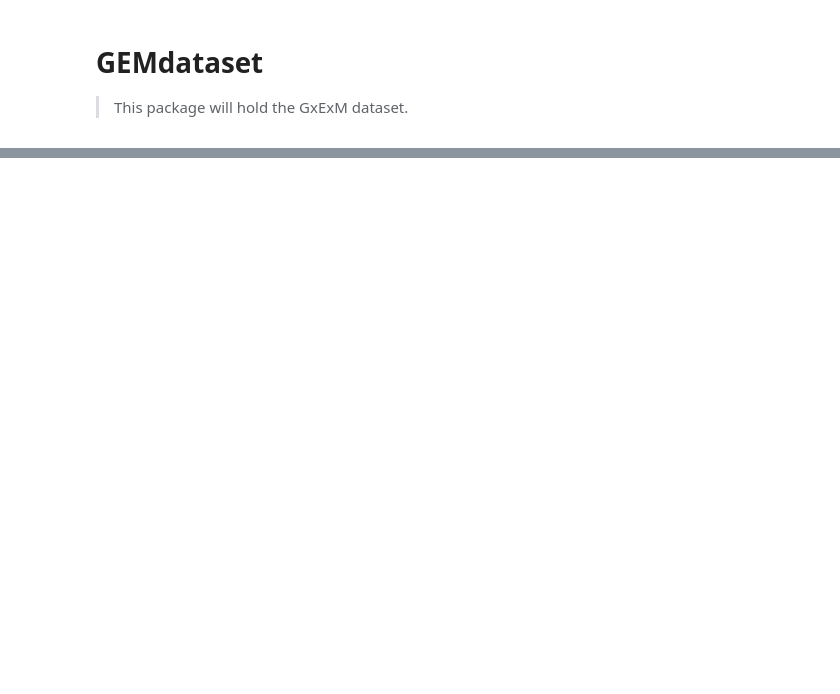
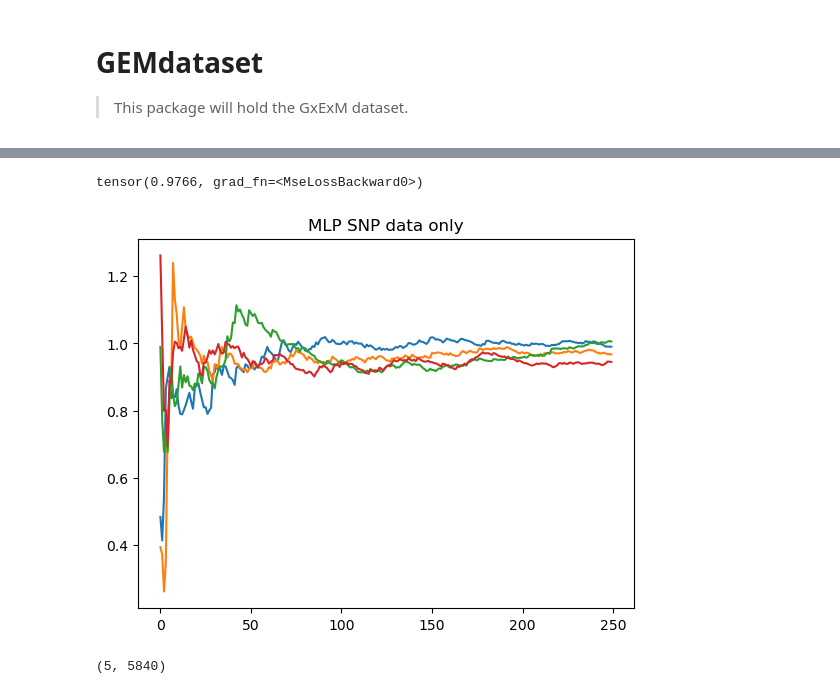
Before and after one commit to cjGO/hybridpredictmaize22, a Jupyter notebook: dev_nbs/03_gemLearner.ipynb, the cells around one changed output, grey strips where cells are left out. Drawn from its saved outputs; the diff is of its cells as text; code cells hidden in the pictures; blank space fills up the shorter version.

Commit message:
baseline models

```diff
--- a/dev_nbs/03_gemLearner.ipynb
+++ b/dev_nbs/03_gemLearner.ipynb
@@ -352,0 +138,4 @@ learn.fit(1)
+# %%
+#df.drop('column_name', axis=1, inplace=True)
+
+yield_data.drop('index',axis=1, inplace=True)
@@ -352,0 +226,2 @@ learn.fit(1)
+# %%
+bs=5
@@ -352,0 +242,35 @@ learn.fit(1)
+# %%
+samps = []
+
+for _ in range(5):
+    yield_set = gem.Y.Tr.iloc[:1000,:]
+    avg_yield = np.mean(yield_set['scaled_yield'])
+    model = MLP(input_size=100, hidden_size=64, output_size=1)
+
+
+
+    envs = list(yield_set['Env'])
+    hybrids = list(yield_set['Hybrid'])
+    y = np.array(list(yield_set['scaled_yield']))
+    snp_idx = []
+    for i in hybrids:
+        snp_idx.append(np.where(gem.SNP[0]==i)[0][0])
+    g = gem.SNP[1][:,snp_idx]
+
+    w = []
+    for i in envs:
+        x = gem.W.Tr[gem.W.Tr['Env'] == i]
+        w.append(np.array(x.iloc[:365,:].select_dtypes('float')))
+    w=np.array(w)
+
+
+    g = torch.tensor(g.reshape(yield_set.shape[0],100)).type(torch.float32)
+    preds = model(g)
+    d = F.mse_loss(preds,torch.tensor(y).unsqueeze(axis=1).type(torch.float32))
+    samps.append(d.detach().numpy())
+# %%
+g = torch.tensor(g.reshape(yield_set.shape[0],100)).type(torch.float32)
+preds = model(g)
+F.mse_loss(preds,torch.tensor(y).unsqueeze(axis=1).type(torch.float32))
+# %% [output]
+tensor(0.9766, grad_fn=<MseLossBackward0>)
@@ -352,0 +326,12 @@ learn.fit(1)
+# %%
+for x in loss_runs:
+    plt.plot(running_average(x))
+#plt.axhline(y=np.array(avg_yield), color='red', linestyle='-')
+plt.title('MLP SNP data only')
+plt.show()
+# %% [output]
+[figure, added]
+# %%
+w.reshape(5,365*16).shape
+# %% [output]
+(5, 5840)
```
Also changed, not shown: parts of 51 cells of this notebook, 2 other files.
